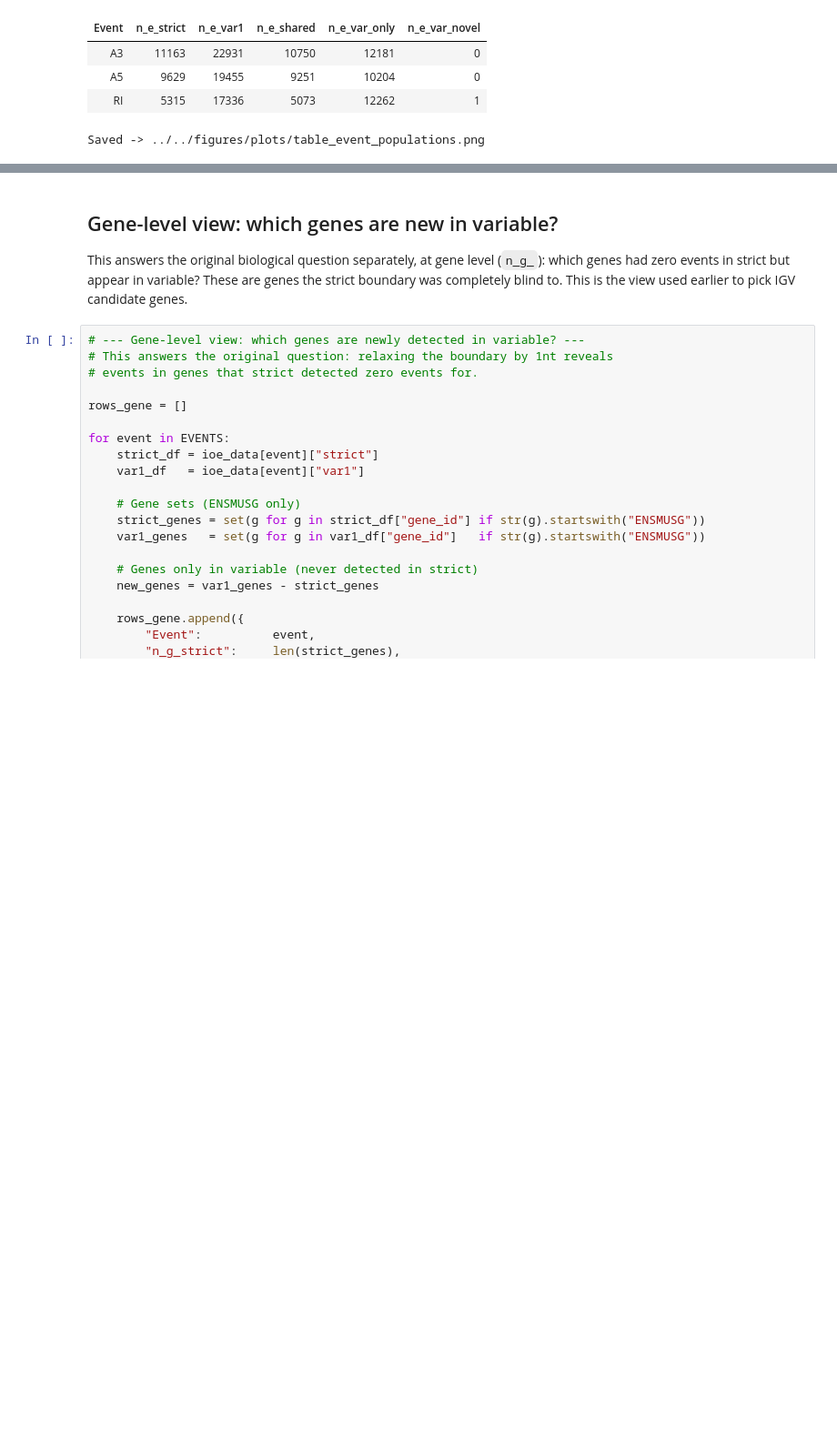
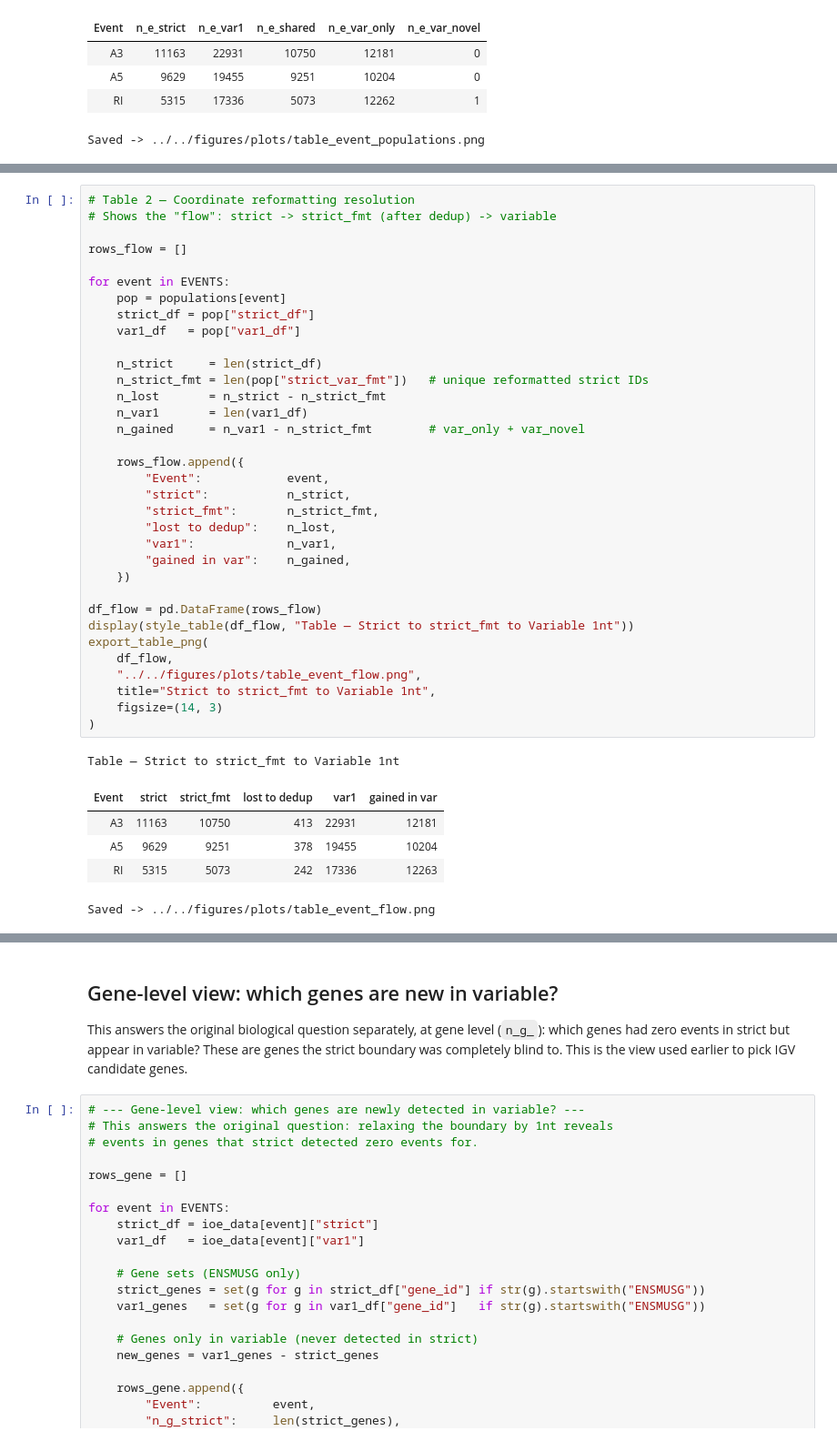
Before and after one commit to griceyrt/Internship, a Jupyter notebook: analysis/notebooks/01_filter_events.ipynb, the cells around one changed output, grey strips where cells are left out. Shown at 91% size. Cells and saved outputs as stored; diff of their text form; blank space fills up the shorter version.

```diff
--- a/analysis/notebooks/01_filter_events.ipynb
+++ b/analysis/notebooks/01_filter_events.ipynb
@@ -273,0 +335,41 @@ Saved -> ../../figures/plots/table_event_populations.png
+# %%
+# Table 2 — Coordinate reformatting resolution
+# Shows the "flow": strict -> strict_fmt (after dedup) -> variable
+
+rows_flow = []
+
+for event in EVENTS:
+    pop = populations[event]
+    strict_df = pop["strict_df"]
+    var1_df   = pop["var1_df"]
+
+    n_strict     = len(strict_df)
+    n_strict_fmt = len(pop["strict_var_fmt"])   # unique reformatted strict IDs
+    n_lost       = n_strict - n_strict_fmt
+    n_var1       = len(var1_df)
+    n_gained     = n_var1 - n_strict_fmt        # var_only + var_novel
+
+    rows_flow.append({
+        "Event":            event,
+        "strict":           n_strict,
+        "strict_fmt":       n_strict_fmt,
+        "lost to dedup":    n_lost,
+        "var1":             n_var1,
+        "gained in var":    n_gained,
+    })
+
+df_flow = pd.DataFrame(rows_flow)
+display(style_table(df_flow, "Table — Strict to strict_fmt to Variable 1nt"))
+export_table_png(
+    df_flow,
+    "../../figures/plots/table_event_flow.png",
+    title="Strict to strict_fmt to Variable 1nt",
+    figsize=(14, 3)
+)
+# %% [output]
+Table — Strict to strict_fmt to Variable 1nt
+| Event | strict | strict_fmt | lost to dedup | var1 | gained in var |
+| A3 | 11163 | 10750 | 413 | 22931 | 12181 |
+| A5 | 9629 | 9251 | 378 | 19455 | 10204 |
+| RI | 5315 | 5073 | 242 | 17336 | 12263 |
+Saved -> ../../figures/plots/table_event_flow.png
```
Also changed, not shown: parts of 2 cells of this notebook, 1 other file.
